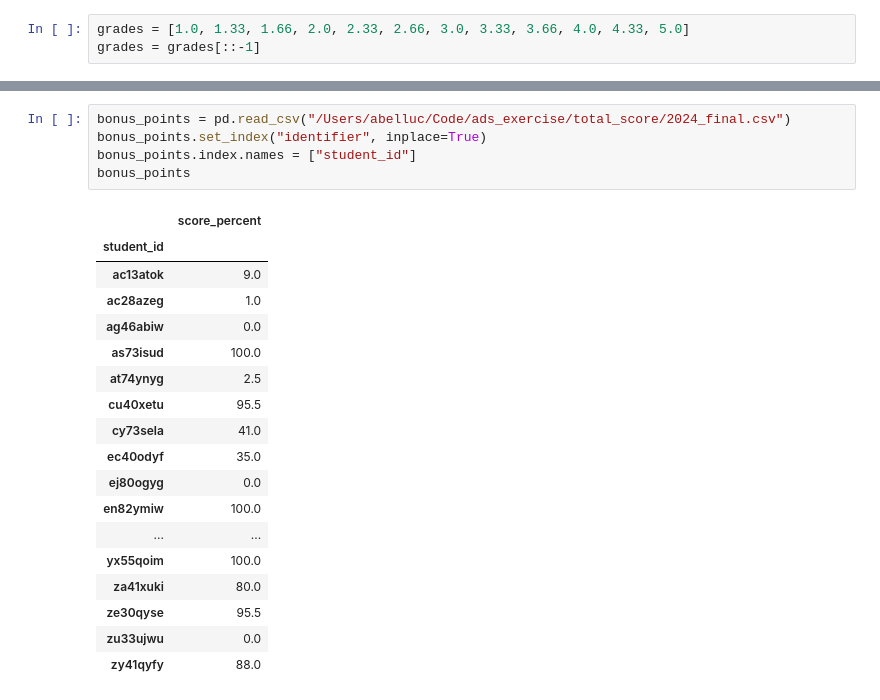
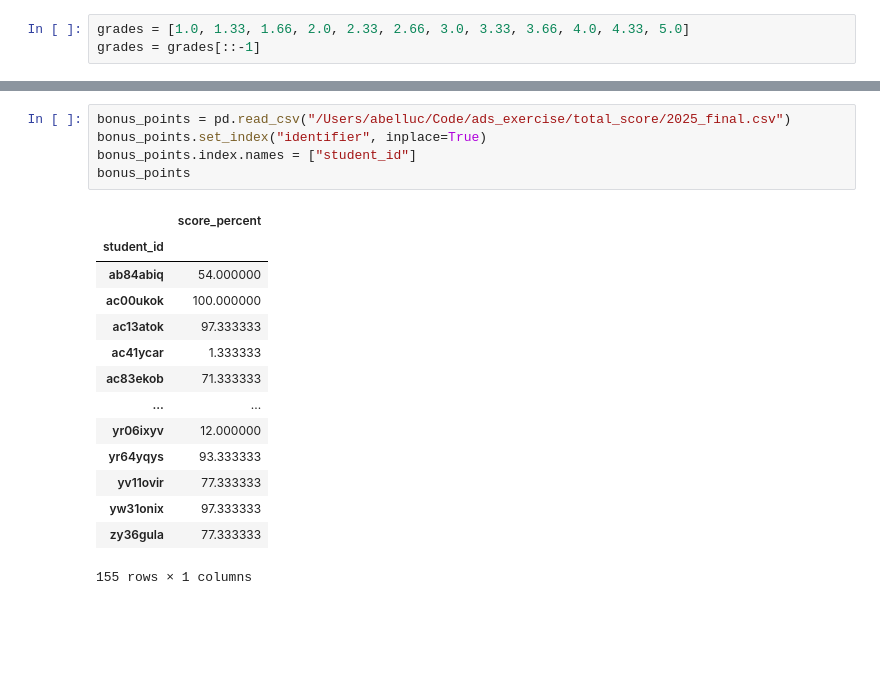
Before and after one commit to digikolleg-data-science-psychology/ads_exercise, a Jupyter notebook: calculate_final_grades.ipynb, the cells around one changed output, grey strips where cells are left out. Saved outputs shown, nothing was run; the diff lists cells and outputs as text; blank space fills up the shorter version.

```diff
--- a/calculate_final_grades.ipynb
+++ b/calculate_final_grades.ipynb
@@ -157,27 +157,23 @@ points.describe()
 # %%
-bonus_points = pd.read_csv("/Users/abelluc/Code/ads_exercise/total_score/2024_final.csv")
+bonus_points = pd.read_csv("/Users/abelluc/Code/ads_exercise/total_score/2025_final.csv")
 bonus_points.set_index("identifier", inplace=True)
 bonus_points.index.names = ["student_id"]
 bonus_points
 # %% [output]
 |  | score_percent |
 | student_id |  |
-| ac13atok | 9.0 |
-| ac28azeg | 1.0 |
-| ag46abiw | 0.0 |
-| as73isud | 100.0 |
-| at74ynyg | 2.5 |
-| cu40xetu | 95.5 |
-| cy73sela | 41.0 |
-| ec40odyf | 35.0 |
-| ej80ogyg | 0.0 |
-| en82ymiw | 100.0 |
+| ab84abiq | 54.000000 |
+| ac00ukok | 100.000000 |
+| ac13atok | 97.333333 |
+| ac41ycar | 1.333333 |
+| ac83ekob | 71.333333 |
 | ... | ... |
-| yx55qoim | 100.0 |
-| za41xuki | 80.0 |
-| ze30qyse | 95.5 |
-| zu33ujwu | 0.0 |
-| zy41qyfy | 88.0 |
+| yr06ixyv | 12.000000 |
+| yr64yqys | 93.333333 |
+| yv11ovir | 77.333333 |
+| yw31onix | 97.333333 |
+| zy36gula | 77.333333 |
+155 rows × 1 columns
 # %%
 # join points and bonus_points
 
```
Also changed, not shown: parts of 29 cells of this notebook, 9 other files.
